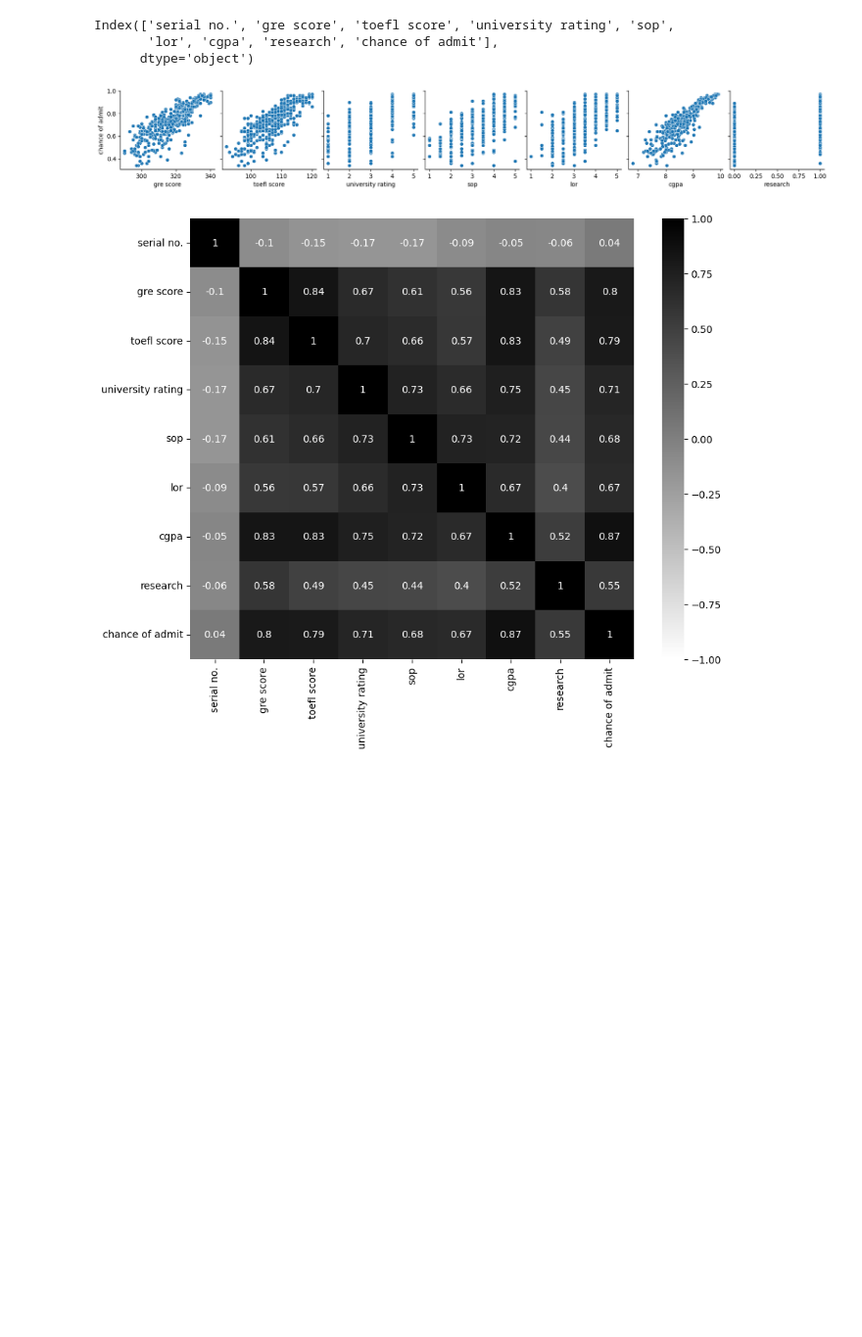
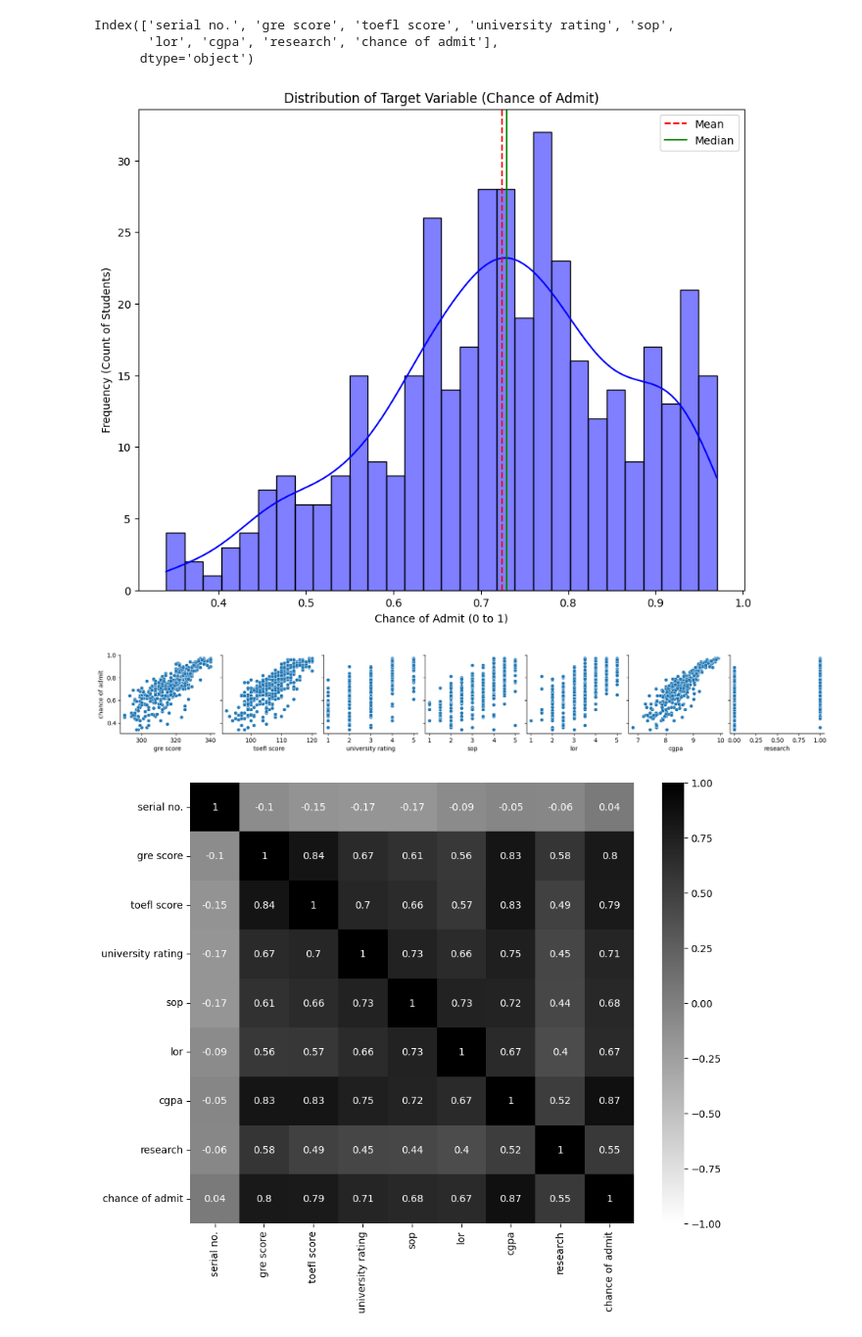
Before and after one commit to abhash8010/ML-From-Scratch, a Jupyter notebook: Linear Regression/Admission Prediction/main.ipynb, the cells around one changed output. Shown at 98% size. Drawn from its saved outputs; the diff is of its cells as text; code cells hidden in the pictures; blank space fills up the shorter version.

```diff
--- a/Linear Regression/Admission Prediction/main.ipynb
+++ b/Linear Regression/Admission Prediction/main.ipynb
@@ -53,6 +64,18 @@ df.columns
 Index(['serial no.', 'gre score', 'toefl score', 'university rating', 'sop',
        'lor', 'cgpa', 'research', 'chance of admit'],
       dtype='object')
+# %%
+plt.figure(figsize=(10,8))
+sns.histplot(df['chance of admit'], kde=True, bins=30, color='blue')
+plt.title('Distribution of Target Variable (Chance of Admit)')
+plt.xlabel('Chance of Admit (0 to 1)')
+plt.ylabel('Frequency (Count of Students)')
+plt.axvline(df['chance of admit'].mean(), color='red', linestyle='--', label='Mean')
+plt.axvline(df['chance of admit'].median(), color='green', linestyle='-', label='Median')
+plt.legend()
+plt.show()
+# %% [output]
+[figure, added]
 # %%
 # Plotting all features against the target variables
 sns.pairplot(df, x_vars=['gre score', 'toefl score', 'university rating',
```
Also changed, not shown: parts of 9 cells of this notebook.
